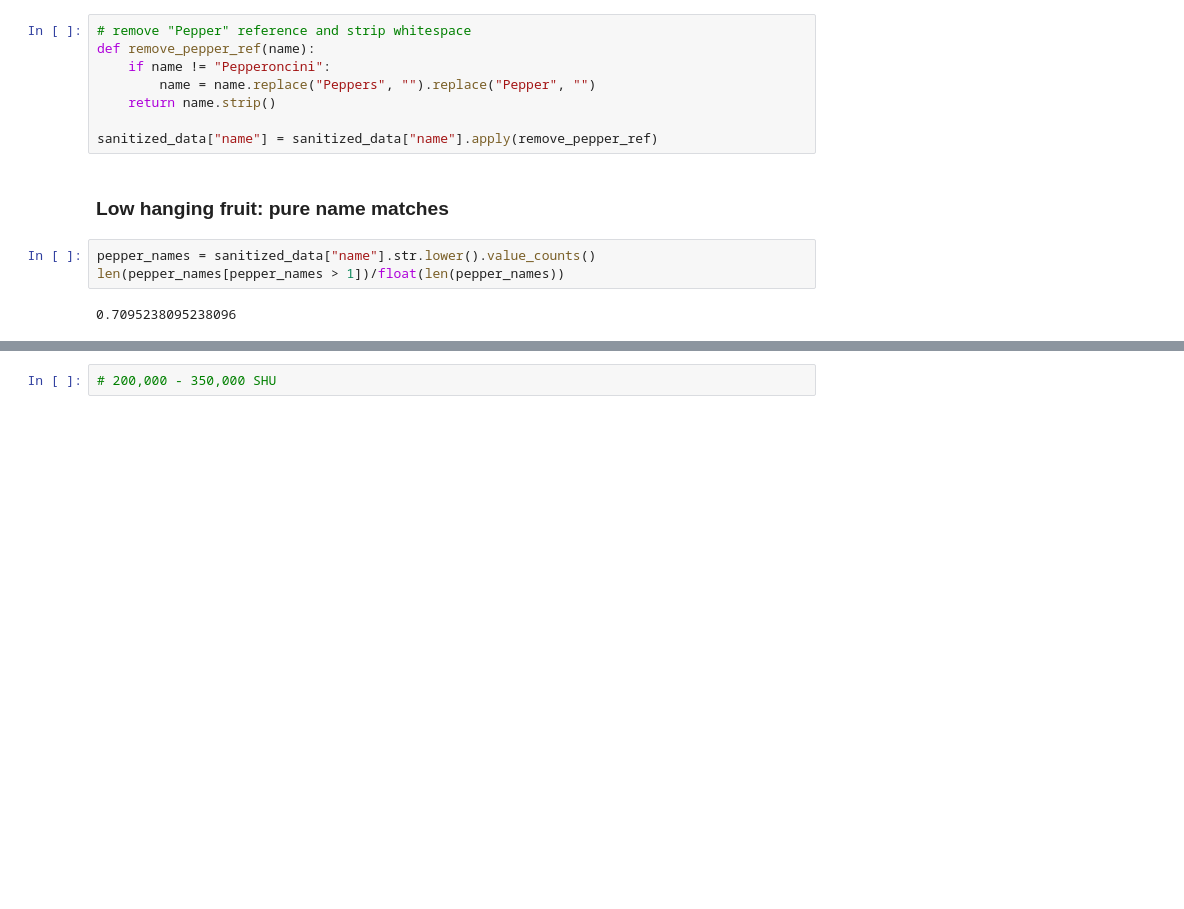
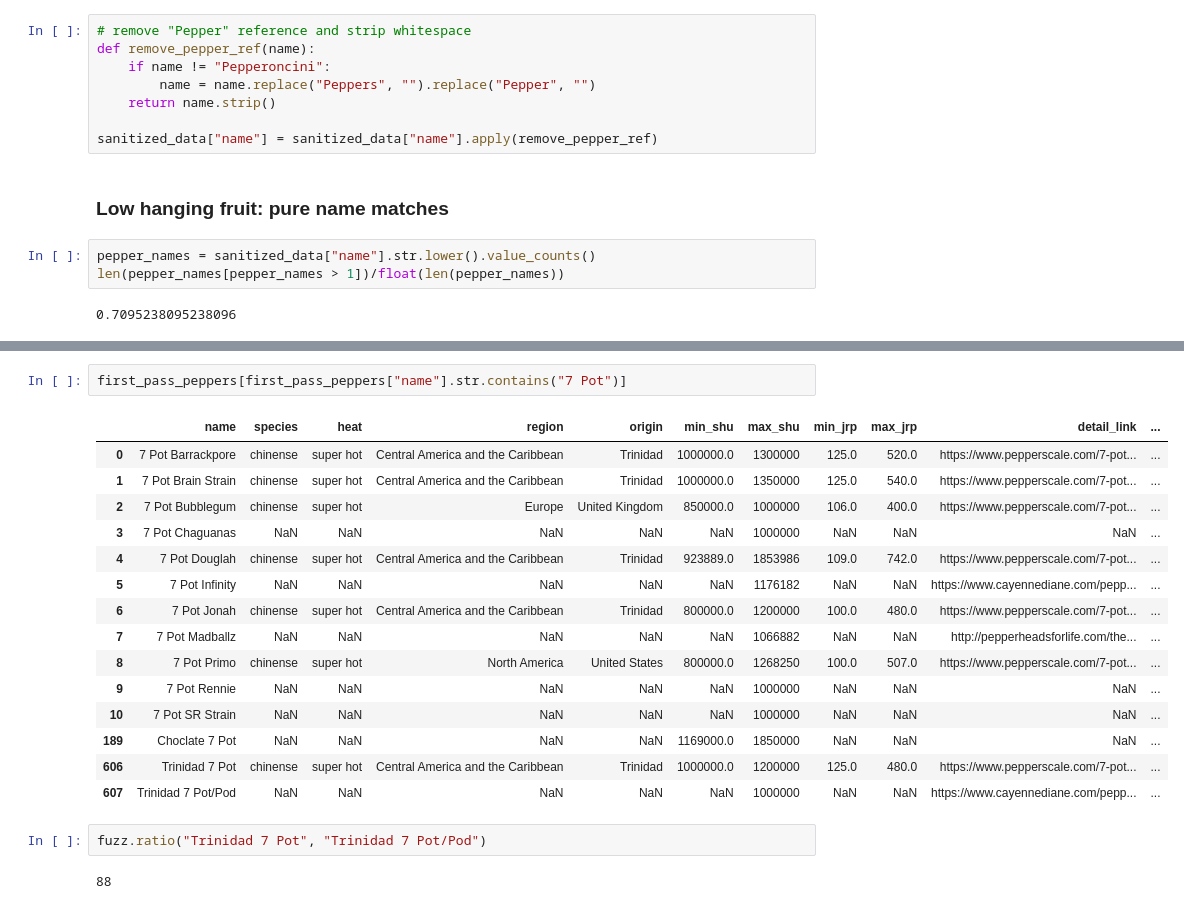
Before and after one commit to alemosie/hot_peppers, a Jupyter notebook: notebooks/dedup_data.ipynb, the cells around one changed output, grey strips where cells are left out. Cells and saved outputs as stored; diff of their text form; blank space fills up the shorter version.

```diff
--- a/notebooks/dedup_data.ipynb
+++ b/notebooks/dedup_data.ipynb
@@ -118,2 +100,22 @@ first_pass_peppers
-# %%
-# 200,000 - 350,000 SHU
+# %%
+first_pass_peppers[first_pass_peppers["name"].str.contains("7 Pot")]
+# %% [output]
+|  | name | species | heat | region | origin | min_shu | max_shu | min_jrp | max_jrp | detail_link | ... |
+| 0 | 7 Pot Barrackpore | chinense | super hot | Central America and the Caribbean | Trinidad | 1000000.0 | 1300000 | 125.0 | 520.0 | https://www.pepperscale.com/7-pot... | ... |
+| 1 | 7 Pot Brain Strain | chinense | super hot | Central America and the Caribbean | Trinidad | 1000000.0 | 1350000 | 125.0 | 540.0 | https://www.pepperscale.com/7-pot... | ... |
+| 2 | 7 Pot Bubblegum | chinense | super hot | Europe | United Kingdom | 850000.0 | 1000000 | 106.0 | 400.0 | https://www.pepperscale.com/7-pot... | ... |
+| 3 | 7 Pot Chaguanas | NaN | NaN | NaN | NaN | NaN | 1000000 | NaN | NaN | NaN | ... |
+| 4 | 7 Pot Douglah | chinense | super hot | Central America and the Caribbean | Trinidad | 923889.0 | 1853986 | 109.0 | 742.0 | https://www.pepperscale.com/7-pot... | ... |
+| 5 | 7 Pot Infinity | NaN | NaN | NaN | NaN | NaN | 1176182 | NaN | NaN | https://www.cayennediane.com/pepp... | ... |
+| 6 | 7 Pot Jonah | chinense | super hot | Central America and the Caribbean | Trinidad | 800000.0 | 1200000 | 100.0 | 480.0 | https://www.pepperscale.com/7-pot... | ... |
+| 7 | 7 Pot Madballz | NaN | NaN | NaN | NaN | NaN | 1066882 | NaN | NaN | http://pepperheadsforlife.com/the... | ... |
+| 8 | 7 Pot Primo | chinense | super hot | North America | United States | 800000.0 | 1268250 | 100.0 | 507.0 | https://www.pepperscale.com/7-pot... | ... |
+| 9 | 7 Pot Rennie | NaN | NaN | NaN | NaN | NaN | 1000000 | NaN | NaN | NaN | ... |
+| 10 | 7 Pot SR Strain | NaN | NaN | NaN | NaN | NaN | 1000000 | NaN | NaN | NaN | ... |
+| 189 | Choclate 7 Pot | NaN | NaN | NaN | NaN | 1169000.0 | 1850000 | NaN | NaN | NaN | ... |
+| 606 | Trinidad 7 Pot | chinense | super hot | Central America and the Caribbean | Trinidad | 1000000.0 | 1200000 | 125.0 | 480.0 | https://www.pepperscale.com/7-pot... | ... |
+| 607 | Trinidad 7 Pot/Pod | NaN | NaN | NaN | NaN | NaN | 1000000 | NaN | NaN | https://www.cayennediane.com/pepp... | ... |
+# %%
+fuzz.ratio("Trinidad 7 Pot", "Trinidad 7 Pot/Pod")
+# %% [output]
+88
```
Also changed, not shown: parts of 12 cells of this notebook, 2 other files.
